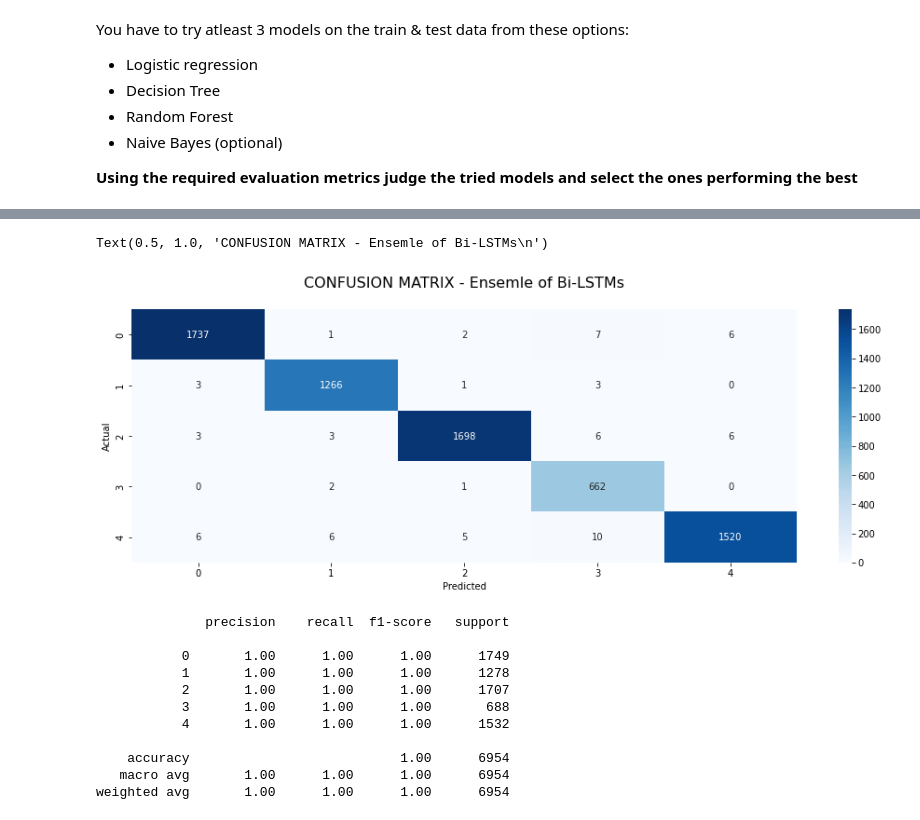
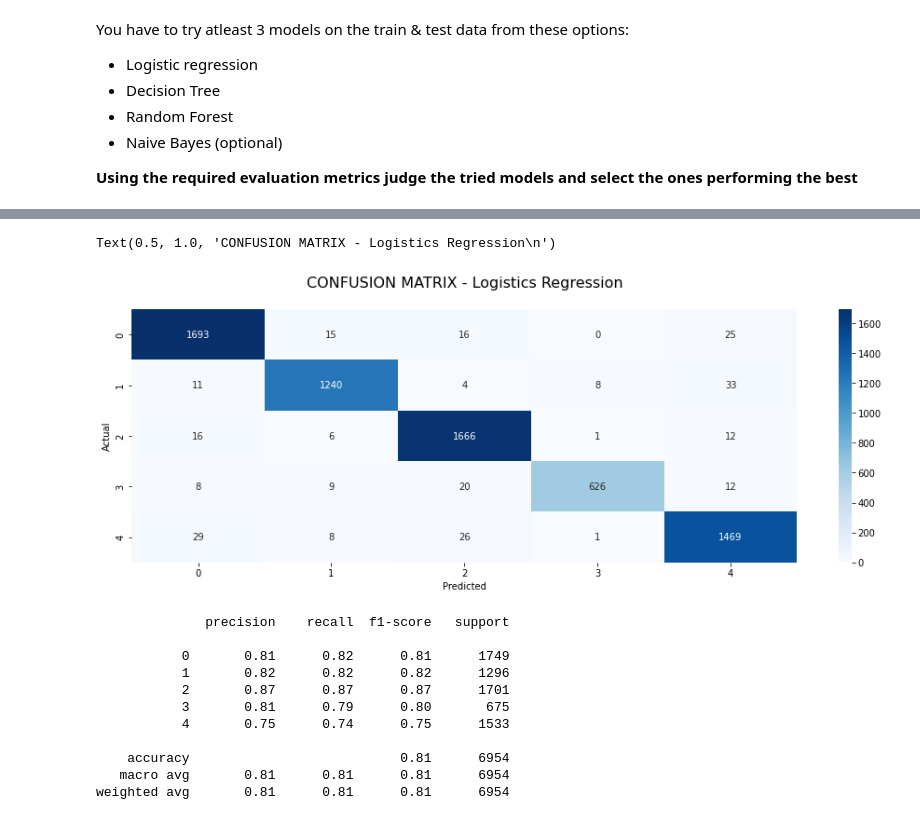
Before and after one commit to bengcheo/ticket_classification, a Jupyter notebook: Automatic_Ticket_Classification_Assignment.ipynb, the cells around one changed output, grey strips where cells are left out. Saved outputs shown, nothing was run; the diff lists cells and outputs as text; code cells hidden in the pictures.

```diff
--- a/Automatic_Ticket_Classification_Assignment.ipynb
+++ b/Automatic_Ticket_Classification_Assignment.ipynb
@@ -624,17 +624,17 @@ You have to try atleast 3 models on the train & test data from these options:
 # %%
 from sklearn.model_selection import train_test_split
 from sklearn.metrics import confusion_matrix
-X_train, X_test, y_train, y_test = train_test_split(X_tfidf, y, test_size=0.33, random_state=42)
+X_train, X_test, y_train, y_test = train_test_split(X_tfidf, y, test_size=0.33, random_state=42, stratify =y)
 # %%
 # Write your code here to build any 3 models and evaluate them using the required metrics
 # Model 1. Logistic Regression
 from sklearn.linear_model import LogisticRegression
 
-clf = LogisticRegression(random_state=42).fit(X, y)
+clf = LogisticRegression(solver='lbfgs', max_iter=1000,random_state=42).fit(X_train, y_train)
 y_pred = clf.predict(X_test)
 
 from sklearn.metrics import classification_report
-print(classification_report(y_pred, y_test))
+print(classification_report(y_test, y_pred))
 # %% [output]
               precision    recall  f1-score   support
 
@@ -657,34 +650,34 @@ Please also refer to the documentation for alternative solver options:
 # %%
-conf_mat=confusion_matrix(y_pred,y_test)
+conf_mat=confusion_matrix(y_test, y_pred)
 
 fig, ax = plt.subplots(figsize=(16,5))
 sns.heatmap(conf_mat, annot=True, cmap="Blues", fmt='d')
 plt.ylabel('Actual')
 plt.xlabel('Predicted')
 plt.title("CONFUSION MATRIX - Logistics Regression\n", size=16)
 # %% [output]
-Text(0.5, 1.0, 'CONFUSION MATRIX - Ensemle of Bi-LSTMs\n')
+Text(0.5, 1.0, 'CONFUSION MATRIX - Logistics Regression\n')
-[figure, old version]
+[figure, new version]
 # %%
 #Model 2. Decision Tree
 from sklearn.tree import DecisionTreeClassifier
 
-dt = DecisionTreeClassifier(random_state=42).fit(X, y)
+dt = DecisionTreeClassifier(random_state=42).fit(X_train, y_train)
 y_pred = dt.predict(X_test)
 
-print(classification_report(y_pred, y_test))
+print(classification_report(y_test, y_pred))
 # %% [output]
               precision    recall  f1-score   support
 
-           0       1.00      1.00      1.00      1749
-           1       1.00      1.00      1.00      1278
-           2       1.00      1.00      1.00      1707
-           3       1.00      1.00      1.00       688
-           4       1.00      1.00      1.00      1532
+           0       0.81      0.82      0.81      1749
+           1       0.82      0.82      0.82      1296
+           2       0.87      0.87      0.87      1701
+           3       0.81      0.79      0.80       675
+           4       0.75      0.74      0.75      1533
 
-    accuracy                           1.00      6954
-   macro avg       1.00      1.00      1.00      6954
-weighted avg       1.00      1.00      1.00      6954
+    accuracy                           0.81      6954
+   macro avg       0.81      0.81      0.81      6954
+weighted avg       0.81      0.81      0.81      6954
 # %%
 conf_mat=confusion_matrix(y_pred,y_test)
 
```
Also changed, not shown: parts of 4 cells of this notebook.
